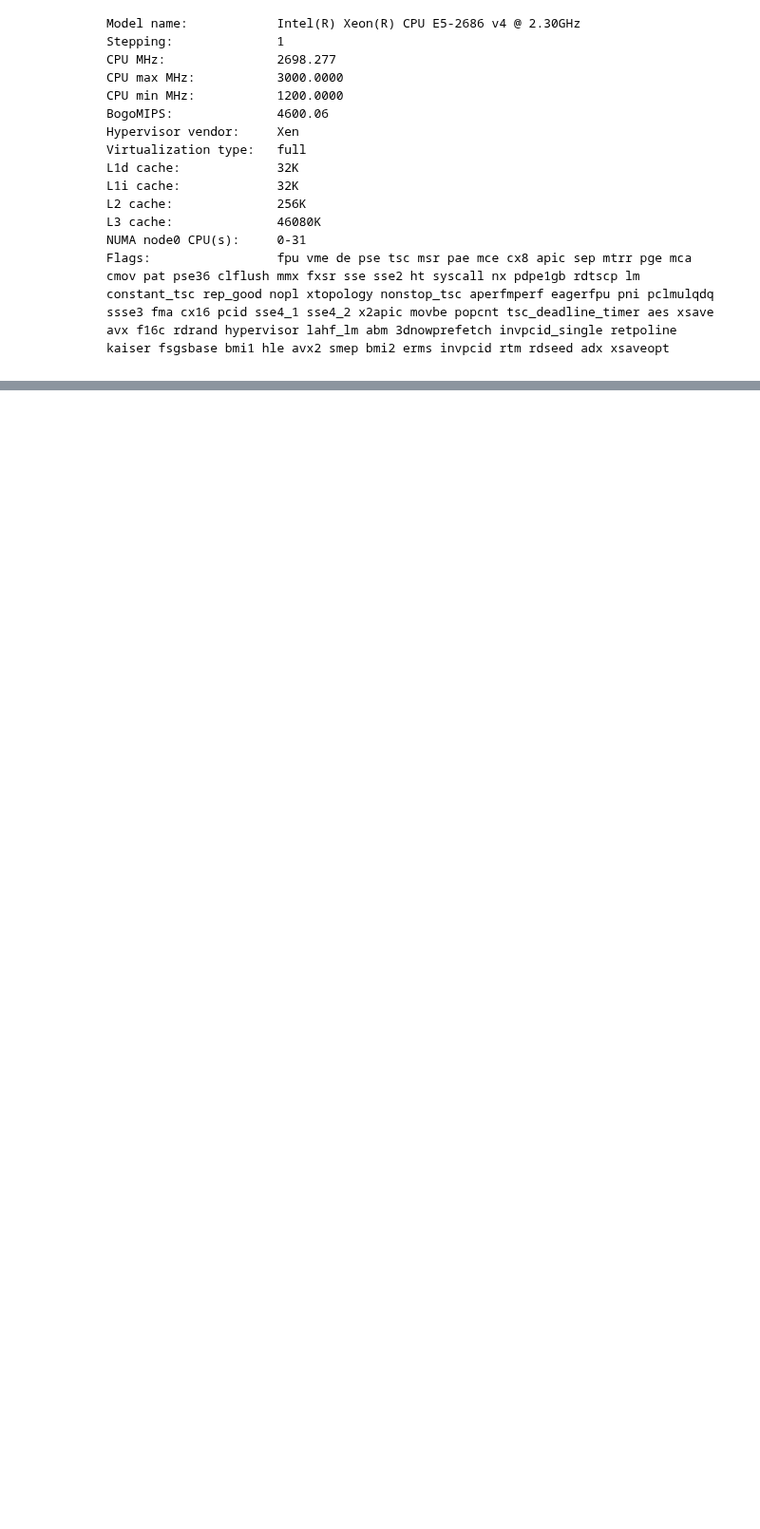
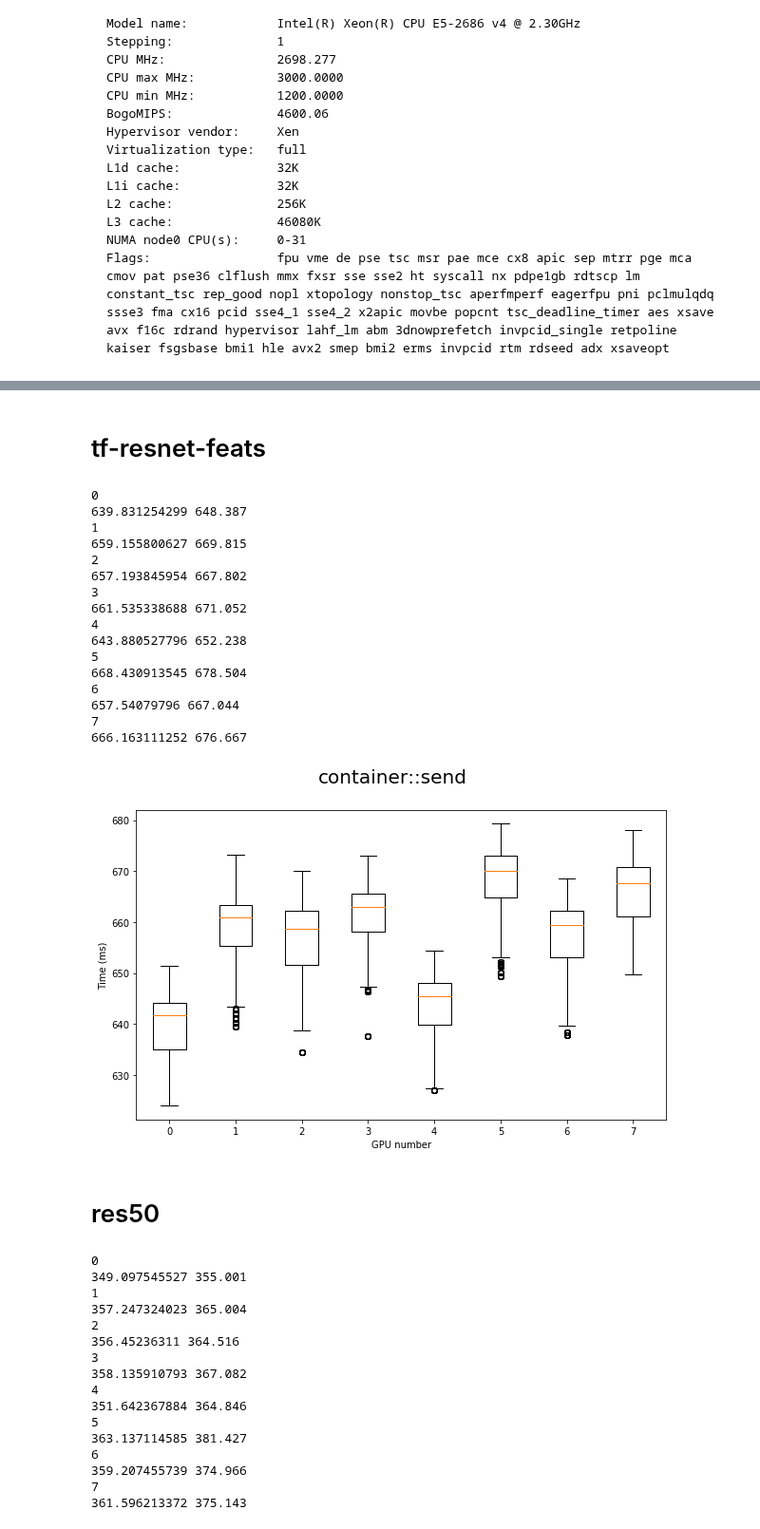
Before and after one commit to dcrankshaw/plots-model-comp-paper, a Jupyter notebook: debugging/gpu-placement-debugging.ipynb, the cells around one changed output, grey strips where cells are left out. Shown at 95% size. Cells and saved outputs as stored; diff of their text form; code cells hidden in the pictures; blank space fills up the shorter version.

```diff
--- a/debugging/gpu-placement-debugging.ipynb
+++ b/debugging/gpu-placement-debugging.ipynb
@@ -220,0 +248,46 @@ IFrame("p2.8xlarge-hwloc-ls.pdf", width=900, height=700)
+# %%
+path = "../results_cpp_benchmarker/query_lineage/"
+for d in os.listdir(path):
+    if "gpu-placement-discrepancy" in d:
+        model = "-".join(d.split("-")[3:])
+        display(Markdown("# {}".format(model)))
+        idx = 8
+        if model == "tf-resnet-feats":
+            idx = 10
+        plot_comparison(os.path.join(path, d), idx)
+# %% [output]
+# tf-resnet-feats
+0
+639.831254299 648.387
+1
+659.155800627 669.815
+2
+657.193845954 667.802
+3
+661.535338688 671.052
+4
+643.880527796 652.238
+5
+668.430913545 678.504
+6
+657.54079796 667.044
+7
+666.163111252 676.667
+[figure, added]
+# res50
+0
+349.097545527 355.001
+1
+357.247324023 365.004
+2
+356.45236311 364.516
+3
+358.135910793 367.082
+4
+351.642367884 364.846
+5
+363.137114585 381.427
+6
+359.207455739 374.966
+7
+361.596213372 375.143
```
Also changed, not shown: parts of 11 cells of this notebook, 1 other file.
